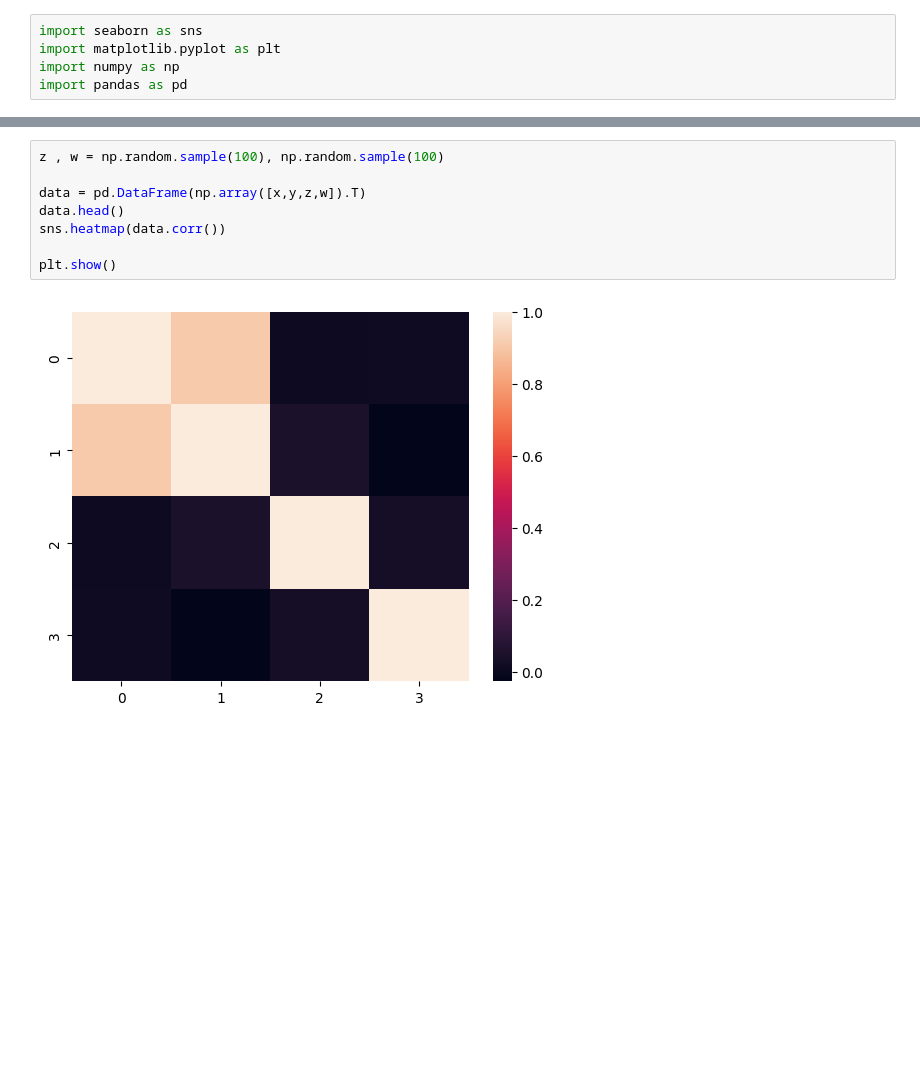
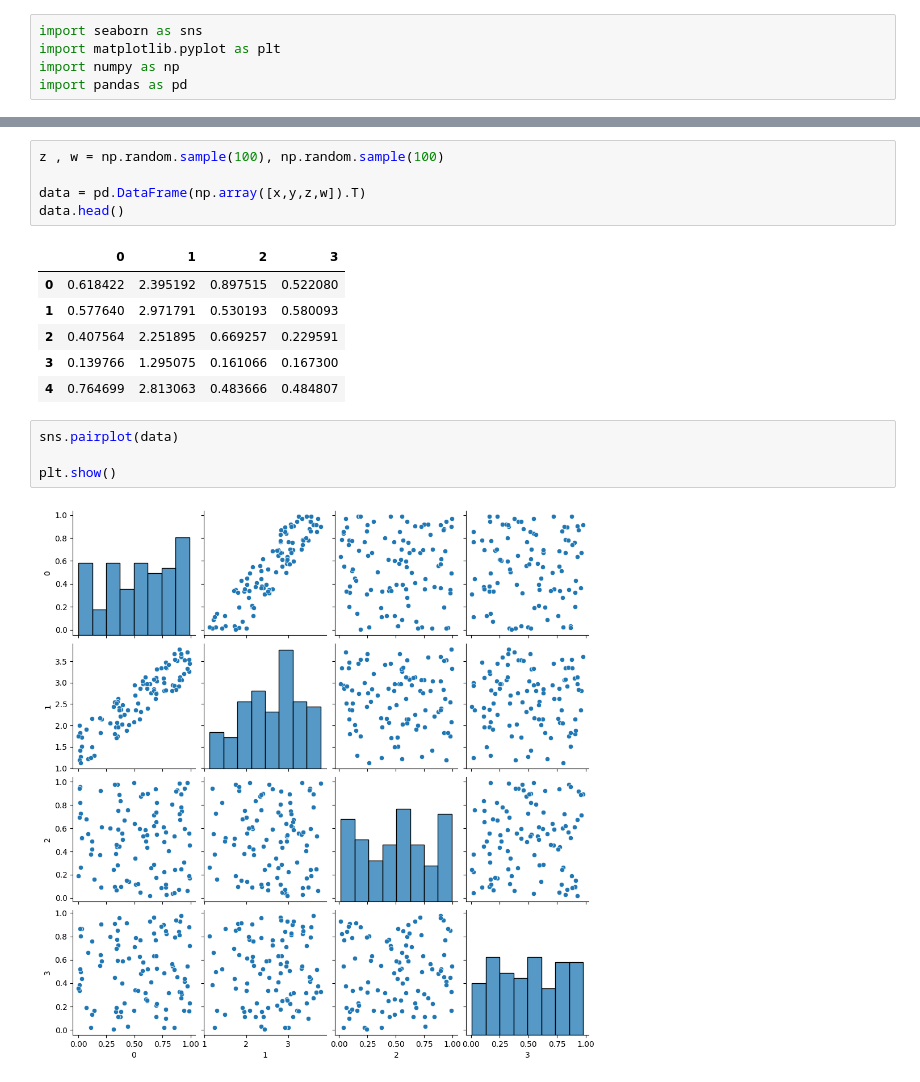
Before and after one commit to Rogerio-mack/IMT_Ciencia_de_Dados, a Jupyter notebook: IMT_heatmap_.ipynb, the cells around one changed output, grey strips where cells are left out. Drawn from its saved outputs; the diff is of its cells as text; blank space fills up the shorter version.

```diff
--- a/IMT_heatmap_.ipynb
+++ b/IMT_heatmap_.ipynb
@@ -32,8 +43,16 @@ z , w = np.random.sample(100), np.random.sample(100)
 
 data = pd.DataFrame(np.array([x,y,z,w]).T)
 data.head()
-sns.heatmap(data.corr())
-
-plt.show()
 # %% [output]
-[figure, removed]
+|  | 0 | 1 | 2 | 3 |
+| 0 | 0.618422 | 2.395192 | 0.897515 | 0.522080 |
+| 1 | 0.577640 | 2.971791 | 0.530193 | 0.580093 |
+| 2 | 0.407564 | 2.251895 | 0.669257 | 0.229591 |
+| 3 | 0.139766 | 1.295075 | 0.161066 | 0.167300 |
+| 4 | 0.764699 | 2.813063 | 0.483666 | 0.484807 |
+# %%
+sns.pairplot(data)
+
+plt.show()
+# %% [output]
+[figure, added]
```
Also changed, not shown: parts of 4 cells of this notebook.
